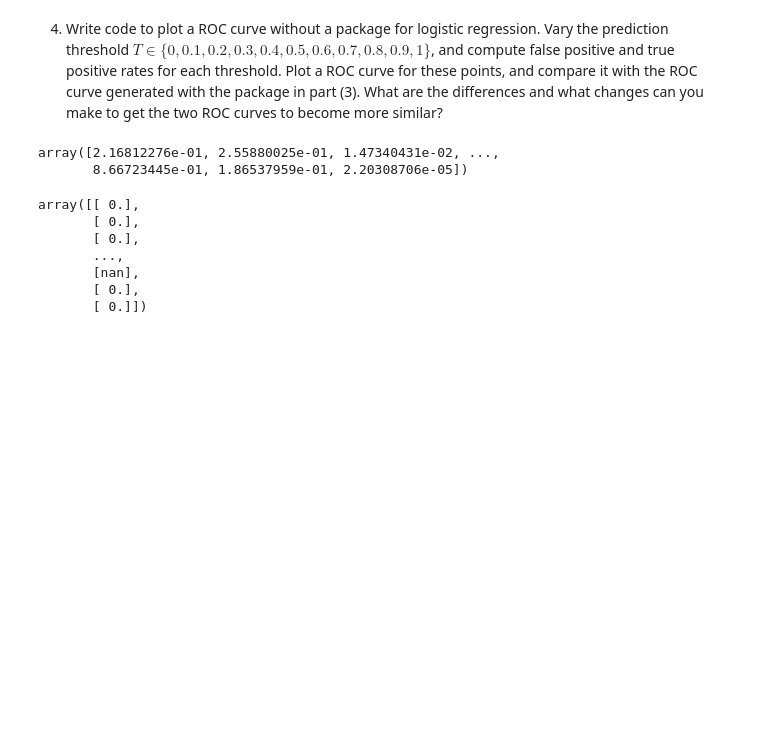
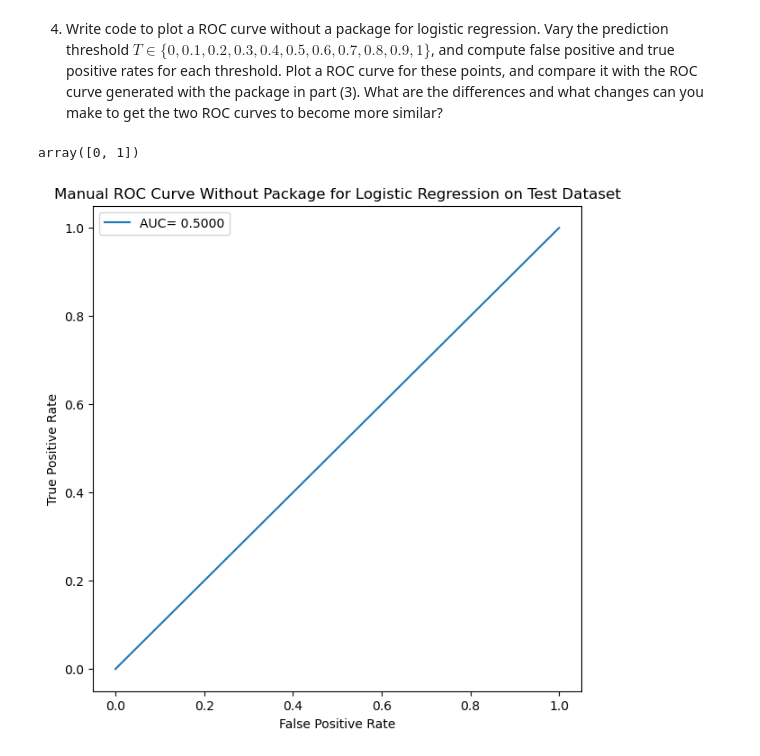
Before and after one commit to pponn/DS4400, a Jupyter notebook: HW3/problem3.ipynb, the cells around one changed output. Cells and saved outputs as stored; diff of their text form; code cells hidden in the pictures; blank space fills up the shorter version.

```diff
--- a/HW3/problem3.ipynb
+++ b/HW3/problem3.ipynb
@@ -165,26 +165,24 @@ plt.show()
 [figure]
 # %% [markdown]
 4. Write code to plot a ROC curve without a package for logistic regression. Vary the prediction threshold $T \in \{0,0.1,0.2,0.3,0.4,0.5,0.6,0.7,0.8,0.9,1\}$, and compute false positive and true positive rates for each threshold. Plot a ROC curve for these points, and compare it with the ROC curve generated with the package in part (3). What are the differences and what changes can you make to get the two ROC curves to become more similar?
-# %%
-lg.predict_proba(X_test)[:, 1]
-# %% [output]
-array([2.16812276e-01, 2.55880025e-01, 1.47340431e-02, ...,
-       8.66723445e-01, 1.86537959e-01, 2.20308706e-05])
 # %%
 thresholds = [0, 0.1, 0.2, 0.3, 0.4, 0.5, 0.7, 0.8, 0.9, 1]
 
 # FPR = FP/FP+TN | FP = actual class = 0 but score >= threshold
+# TPR = TP/TP+FN
 # compare model probabilities to threshold
 
-probs = np.array(lg.predict_proba(X_test)[:, 1])
-y_true = np.array(y_test)
-fprs = []
-for T in thresholds:
 
-    for p in probs:
-        if p >= T:
-          y_pred = 1
-        else: y_pred = 0
+def roc_without_package(y_true, probs):
+  fprs = []
+  tprs = []
+
+  for T in thresholds:
+    y_pred = (probs >= T).astype(int)
+   # for p in probs:
+    #    if p >= T:
+      #    y_pred = 1
+     #   else: y_pred = 0
 
     TP = ((y_pred == 1) & (y_true == 1)).sum()
     FP = ((y_pred == 1) & (y_true == 0)).sum()
@@ -192,14 +190,32 @@ for T in thresholds:
     FN = ((y_pred == 0) & (y_true == 1)).sum()
 
     fpr = FP/(FP+TN)
+    tpr = TP/(TP+FN)
+
     fprs.append(fpr)
+    tprs.append(tpr)
 
-fpr
+  # sort beacuse auc requires fpr and tpr values to be increasing
+  fprs, tprs = zip(*sorted(zip(fprs, tprs)))
+  return fprs, tprs
 # %% [output]
-array([[ 0.],
-       [ 0.],
-       [ 0.],
-       ...,
-       [nan],
-       [ 0.],
-       [ 0.]])
+array([0, 1])
+# %%
+# ROC curve for linear regression classifer:
+# gets false positive rate, true positive rate and thresholds
+
+probs = np.array(lg.predict_proba(X_test)[:, 1])
+y_true = np.array(y_test)
+
+manual_fpr, manual_tpr = roc_without_package(y_true, probs)
+
+# plot
+plt.figure(figsize=(7,7))
+plt.plot(manual_fpr, manual_tpr, label=f'AUC= {auc(manual_fpr, manual_tpr):.4f}')
+plt.xlabel('False Positive Rate')
+plt.ylabel('True Positive Rate')
+plt.title('Manual ROC Curve Without Package for Logistic Regression on Test Dataset')
+plt.legend()
+plt.show()
+# %% [output]
+[figure, added]
```
Also changed, not shown: parts of 1 cell of this notebook.
